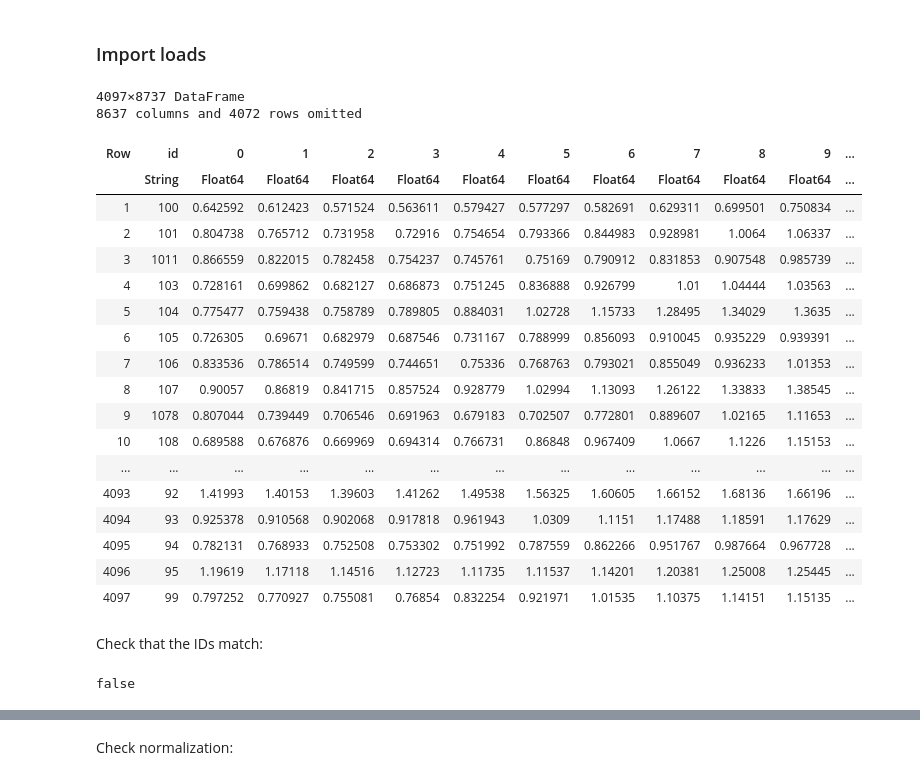
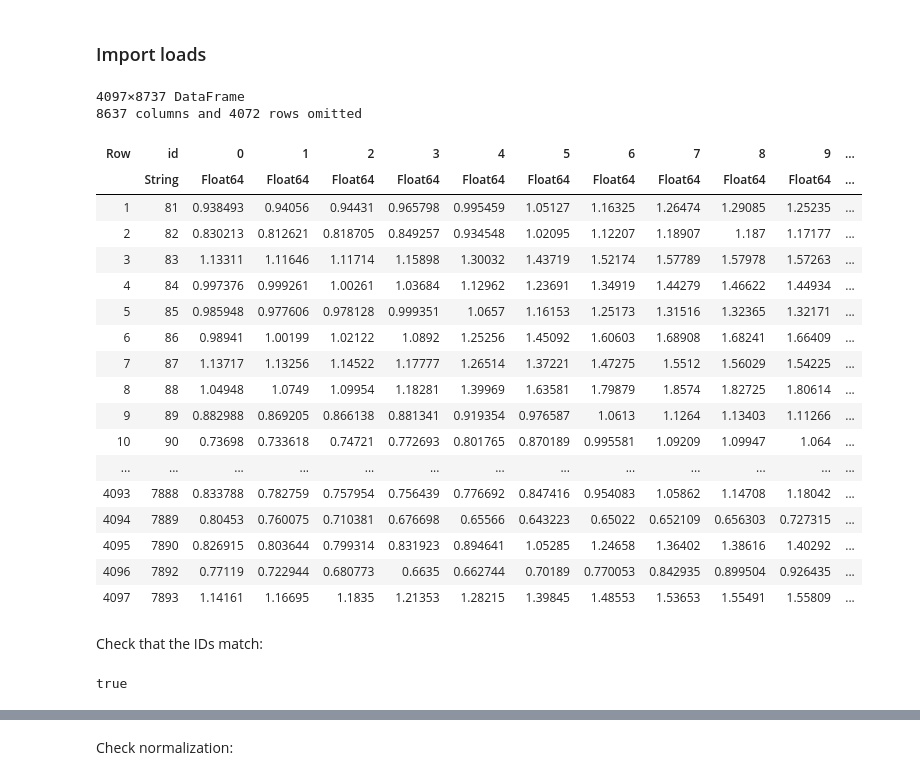
Before and after one commit to GeeeHesso/PowerData, a Jupyter notebook: run/setup_TOPF.ipynb, the cells around one changed output, grey strips where cells are left out. Cells and saved outputs as stored; diff of their text form; code cells hidden in the pictures.

```diff
--- a/run/setup_TOPF.ipynb
+++ b/run/setup_TOPF.ipynb
@@ -280,36 +269,37 @@ OrderedCollections.OrderedDict{String, Float64} with 26 entries:
 ### Import loads
 # %%
 normalized_loads_df = CSV.read(load_series_file, DataFrame)
+sort!(normalized_loads_df, :id)
 normalized_loads_df.id .= string.(normalized_loads_df.id)
-sort!(normalized_loads_df, :id)
+normalized_loads_df
 # %% [output]
 4097×8737 DataFrame
 8637 columns and 4072 rows omitted
 | Row | id | 0 | 1 | 2 | 3 | 4 | 5 | 6 | 7 | 8 | 9 | ... |
 |  | String | Float64 | Float64 | Float64 | Float64 | Float64 | Float64 | Float64 | Float64 | Float64 | Float64 | ... |
-| 1 | 100 | 0.642592 | 0.612423 | 0.571524 | 0.563611 | 0.579427 | 0.577297 | 0.582691 | 0.629311 | 0.699501 | 0.750834 | ... |
-| 2 | 101 | 0.804738 | 0.765712 | 0.731958 | 0.72916 | 0.754654 | 0.793366 | 0.844983 | 0.928981 | 1.0064 | 1.06337 | ... |
-| 3 | 1011 | 0.866559 | 0.822015 | 0.782458 | 0.754237 | 0.745761 | 0.75169 | 0.790912 | 0.831853 | 0.907548 | 0.985739 | ... |
-| 4 | 103 | 0.728161 | 0.699862 | 0.682127 | 0.686873 | 0.751245 | 0.836888 | 0.926799 | 1.01 | 1.04444 | 1.03563 | ... |
-| 5 | 104 | 0.775477 | 0.759438 | 0.758789 | 0.789805 | 0.884031 | 1.02728 | 1.15733 | 1.28495 | 1.34029 | 1.3635 | ... |
-| 6 | 105 | 0.726305 | 0.69671 | 0.682979 | 0.687546 | 0.731167 | 0.788999 | 0.856093 | 0.910045 | 0.935229 | 0.939391 | ... |
-| 7 | 106 | 0.833536 | 0.786514 | 0.749599 | 0.744651 | 0.75336 | 0.768763 | 0.793021 | 0.855049 | 0.936233 | 1.01353 | ... |
-| 8 | 107 | 0.90057 | 0.86819 | 0.841715 | 0.857524 | 0.928779 | 1.02994 | 1.13093 | 1.26122 | 1.33833 | 1.38545 | ... |
-| 9 | 1078 | 0.807044 | 0.739449 | 0.706546 | 0.691963 | 0.679183 | 0.702507 | 0.772801 | 0.889607 | 1.02165 | 1.11653 | ... |
-| 10 | 108 | 0.689588 | 0.676876 | 0.669969 | 0.694314 | 0.766731 | 0.86848 | 0.967409 | 1.0667 | 1.1226 | 1.15153 | ... |
+| 1 | 81 | 0.938493 | 0.94056 | 0.94431 | 0.965798 | 0.995459 | 1.05127 | 1.16325 | 1.26474 | 1.29085 | 1.25235 | ... |
+| 2 | 82 | 0.830213 | 0.812621 | 0.818705 | 0.849257 | 0.934548 | 1.02095 | 1.12207 | 1.18907 | 1.187 | 1.17177 | ... |
+| 3 | 83 | 1.13311 | 1.11646 | 1.11714 | 1.15898 | 1.30032 | 1.43719 | 1.52174 | 1.57789 | 1.57978 | 1.57263 | ... |
+| 4 | 84 | 0.997376 | 0.999261 | 1.00261 | 1.03684 | 1.12962 | 1.23691 | 1.34919 | 1.44279 | 1.46622 | 1.44934 | ... |
+| 5 | 85 | 0.985948 | 0.977606 | 0.978128 | 0.999351 | 1.0657 | 1.16153 | 1.25173 | 1.31516 | 1.32365 | 1.32171 | ... |
+| 6 | 86 | 0.98941 | 1.00199 | 1.02122 | 1.0892 | 1.25256 | 1.45092 | 1.60603 | 1.68908 | 1.68241 | 1.66409 | ... |
+| 7 | 87 | 1.13717 | 1.13256 | 1.14522 | 1.17777 | 1.26514 | 1.37221 | 1.47275 | 1.5512 | 1.56029 | 1.54225 | ... |
+| 8 | 88 | 1.04948 | 1.0749 | 1.09954 | 1.18281 | 1.39969 | 1.63581 | 1.79879 | 1.8574 | 1.82725 | 1.80614 | ... |
+| 9 | 89 | 0.882988 | 0.869205 | 0.866138 | 0.881341 | 0.919354 | 0.976587 | 1.0613 | 1.1264 | 1.13403 | 1.11266 | ... |
+| 10 | 90 | 0.73698 | 0.733618 | 0.74721 | 0.772693 | 0.801765 | 0.870189 | 0.995581 | 1.09209 | 1.09947 | 1.064 | ... |
 | ... | ... | ... | ... | ... | ... | ... | ... | ... | ... | ... | ... | ... |
-| 4093 | 92 | 1.41993 | 1.40153 | 1.39603 | 1.41262 | 1.49538 | 1.56325 | 1.60605 | 1.66152 | 1.68136 | 1.66196 | ... |
-| 4094 | 93 | 0.925378 | 0.910568 | 0.902068 | 0.917818 | 0.961943 | 1.0309 | 1.1151 | 1.17488 | 1.18591 | 1.17629 | ... |
-| 4095 | 94 | 0.782131 | 0.768933 | 0.752508 | 0.753302 | 0.751992 | 0.787559 | 0.862266 | 0.951767 | 0.987664 | 0.967728 | ... |
-| 4096 | 95 | 1.19619 | 1.17118 | 1.14516 | 1.12723 | 1.11735 | 1.11537 | 1.14201 | 1.20381 | 1.25008 | 1.25445 | ... |
-| 4097 | 99 | 0.797252 | 0.770927 | 0.755081 | 0.76854 | 0.832254 | 0.921971 | 1.01535 | 1.10375 | 1.14151 | 1.15135 | ... |
+| 4093 | 7888 | 0.833788 | 0.782759 | 0.757954 | 0.756439 | 0.776692 | 0.847416 | 0.954083 | 1.05862 | 1.14708 | 1.18042 | ... |
+| 4094 | 7889 | 0.80453 | 0.760075 | 0.710381 | 0.676698 | 0.65566 | 0.643223 | 0.65022 | 0.652109 | 0.656303 | 0.727315 | ... |
+| 4095 | 7890 | 0.826915 | 0.803644 | 0.799314 | 0.831923 | 0.894641 | 1.05285 | 1.24658 | 1.36402 | 1.38616 | 1.40292 | ... |
+| 4096 | 7892 | 0.77119 | 0.722944 | 0.680773 | 0.6635 | 0.662744 | 0.70189 | 0.770053 | 0.842935 | 0.899504 | 0.926435 | ... |
+| 4097 | 7893 | 1.14161 | 1.16695 | 1.1835 | 1.21353 | 1.28215 | 1.39845 | 1.48553 | 1.53653 | 1.55491 | 1.55809 | ... |
 # %% [markdown]
 Check that the IDs match:
 # %%
 bus_ids = normalized_loads_df.id
-bus_ids == collect(keys(network["bus"]))
+issetequal(bus_ids, keys(network["bus"]))
 # %% [output]
-false
+true
 # %%
 normalized_loads = Matrix(normalized_loads_df[:, 2:end])
 # %% [output]
```
Also changed, not shown: parts of 8 cells of this notebook, 1 other file.
